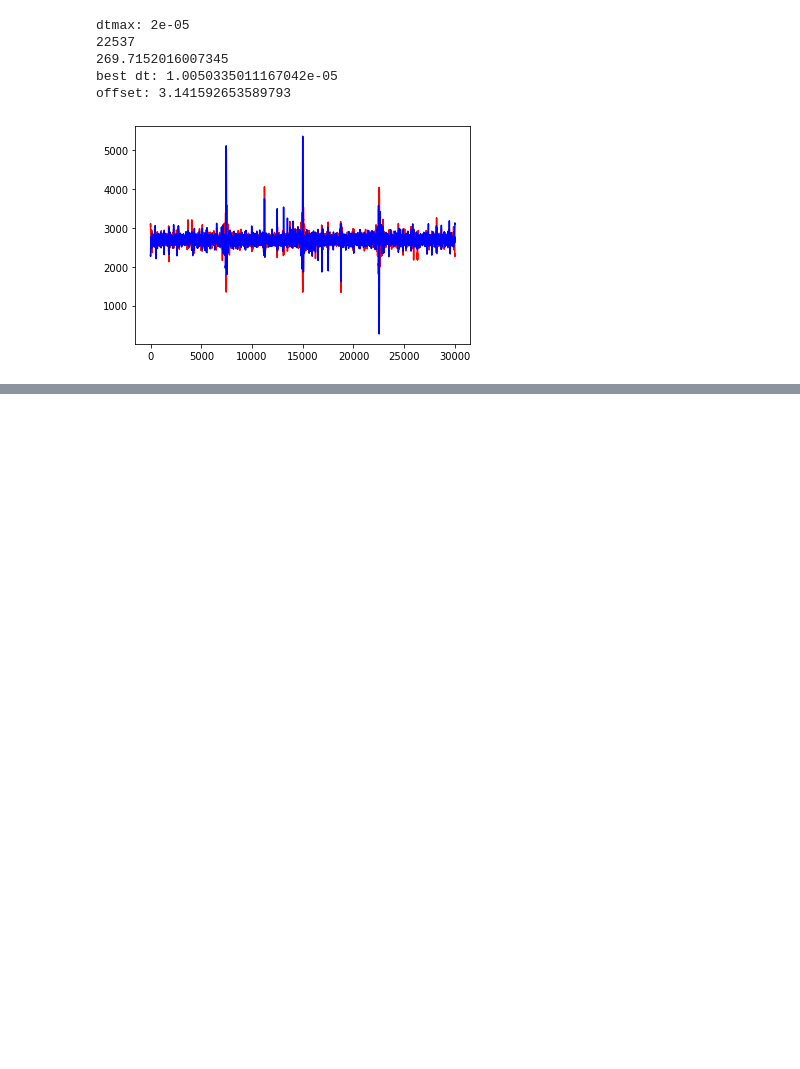
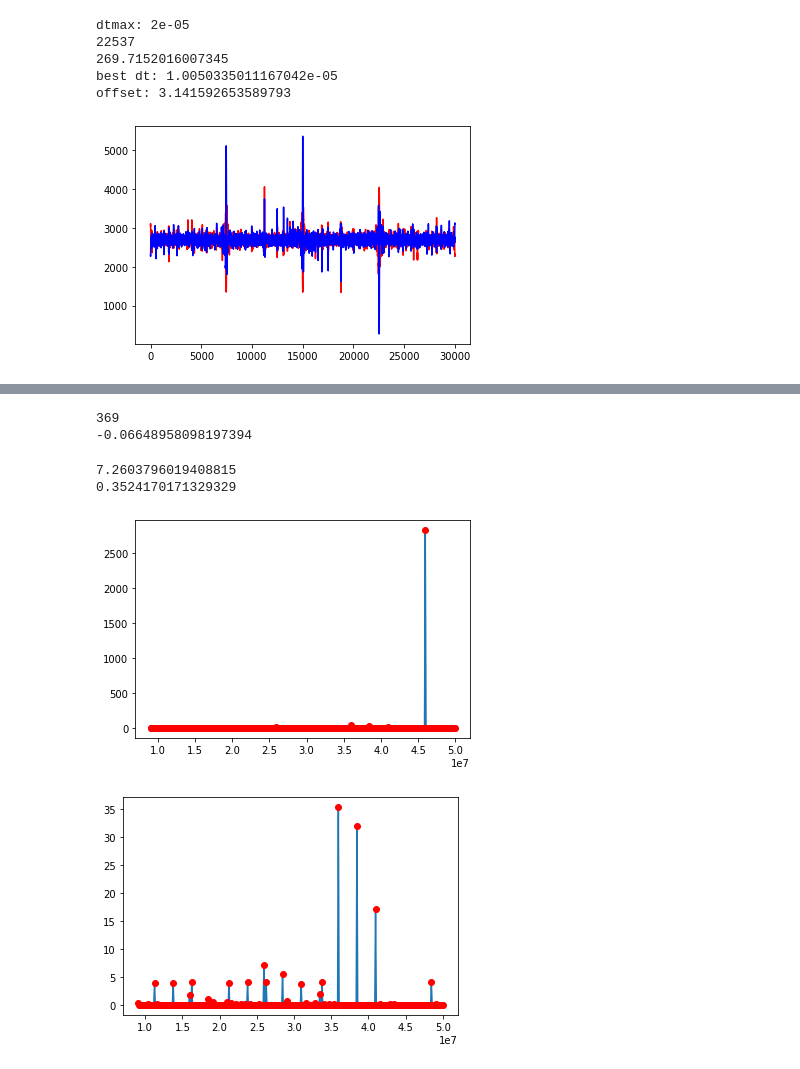
Before and after one commit to lusee-night/notebooks, a Jupyter notebook: calibrator/low_mem_plots/lmp_m1200ms.ipynb, the cells around one changed output, grey strips where cells are left out. Saved outputs shown, nothing was run; the diff lists cells and outputs as text; code cells hidden in the pictures; blank space fills up the shorter version.

```diff
--- a/calibrator/low_mem_plots/lmp_m1200ms.ipynb
+++ b/calibrator/low_mem_plots/lmp_m1200ms.ipynb
@@ -108,0 +115,26 @@ plt.show()
+# %%
+resd = (res-np.angle(exp_iwt))**2 / (res**2)
+idx = np.argmax(resd)
+print(idx)
+print(np.angle(exp_iwt)[idx])
+# %% [output]
+369
+-0.06648958098197394
+# %%
+resd = (res-np.angle(exp_iwt))**2 / (res**2)
+
+plt.figure()
+plt.plot(f_og, resd)
+plt.plot(f_og, resd, 'ro')
+print(resd.mean())
+
+resd[369] = 0
+plt.figure()
+plt.plot(f_og, resd)
+plt.plot(f_og, resd, 'ro')
+print(resd.mean())
+# %% [output]
+7.2603796019408815
+0.3524170171329329
+[figure, added]
+[figure, added]
```
Also changed, not shown: parts of 5 cells of this notebook, 7 other files.
